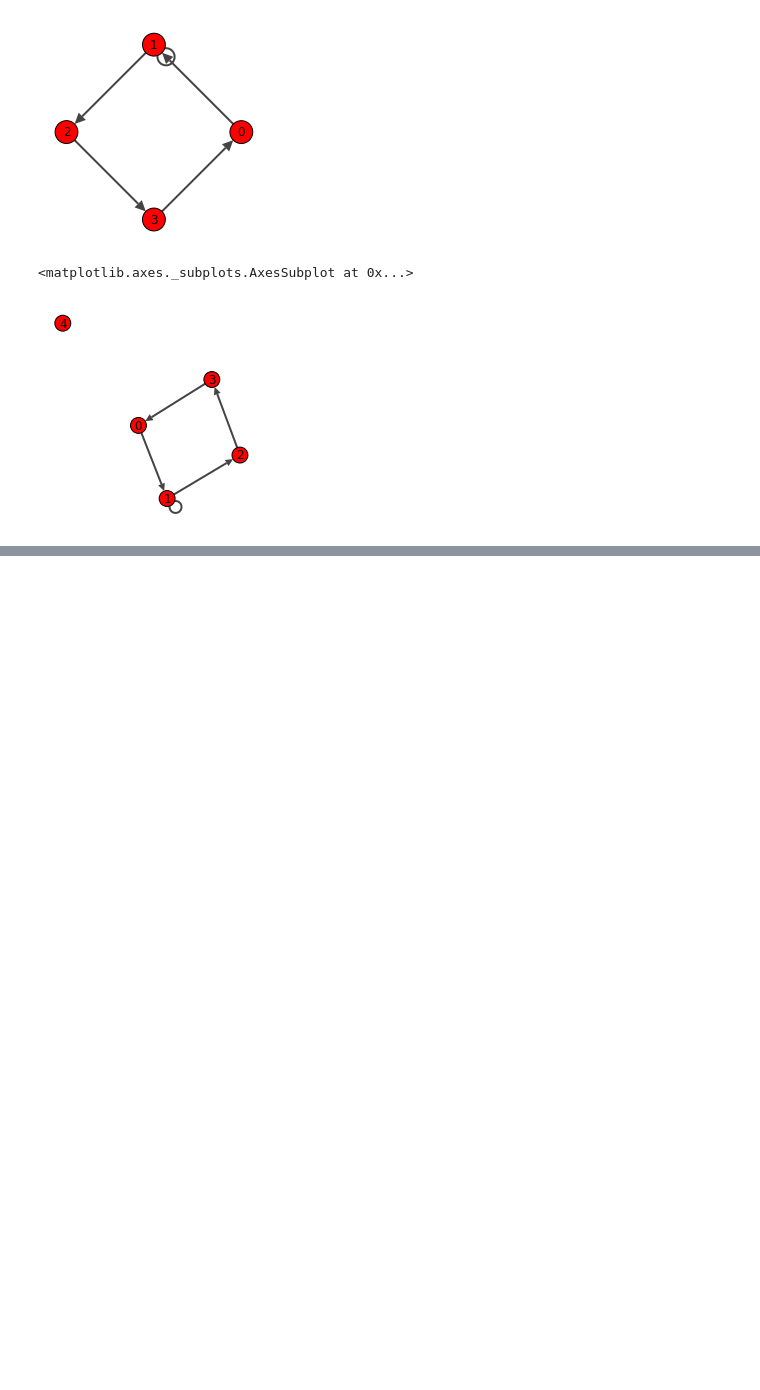
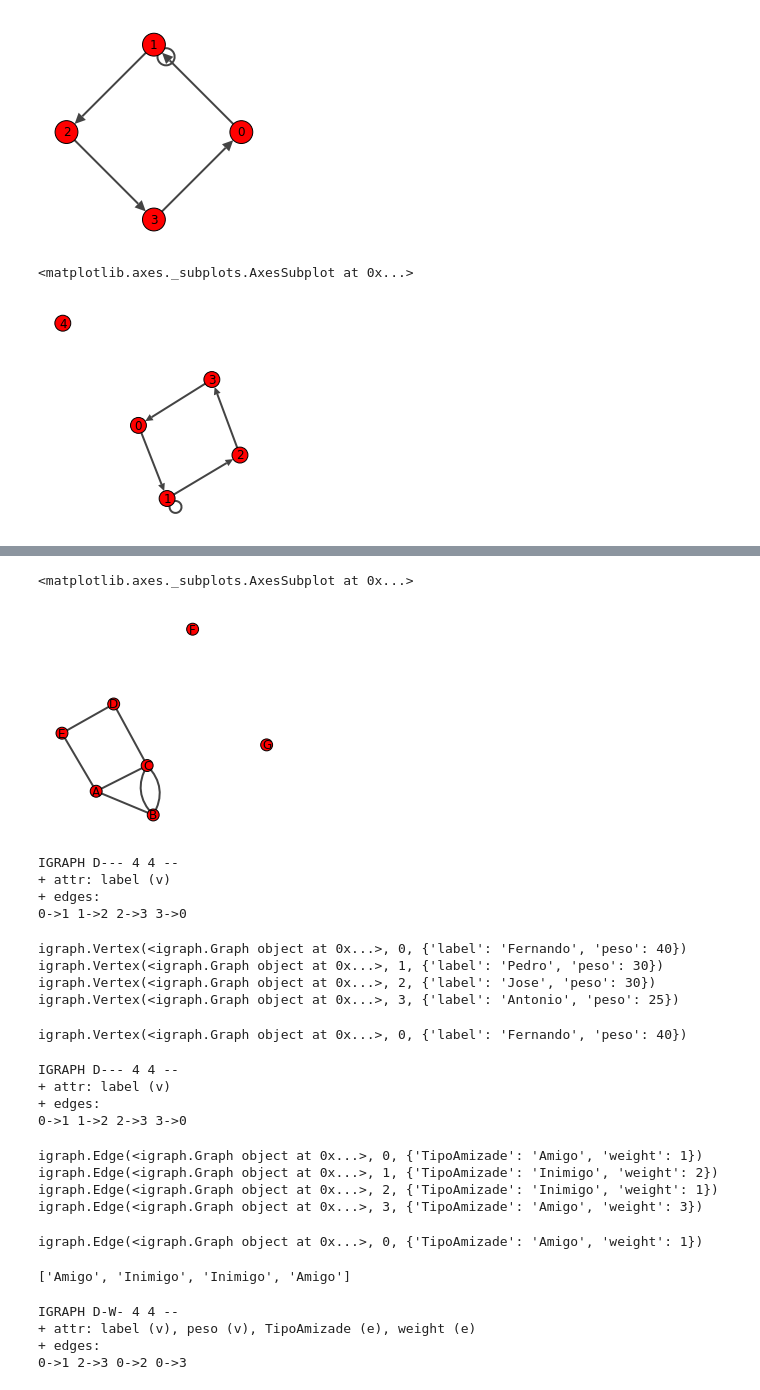
Before and after one commit to WandersonGustavo/Imersao_Alura, a Jupyter notebook: DataScience3.ipynb, the cells around one changed output, grey strips where cells are left out. Drawn from its saved outputs; the diff is of its cells as text; code cells hidden in the pictures; blank space fills up the shorter version.

```diff
--- a/DataScience3.ipynb
+++ b/DataScience3.ipynb
@@ -1820,0 +1933,9 @@ plot(grafo4,target=plt.axes())
+# %%
+# recriamos o grafo 4
+grafo71 = Graph(directed = False)
+grafo71.add_vertices(5)
+grafo71.add_edges([(0,1),(1,2),(2,3),(3,4),(4,0),(0,2),(2,1)])
+grafo71.add_vertex(5)
+grafo71.add_vertex(6)
+grafo71.vs['label'] = ['A', 'B', 'C', 'D', 'E', 'F', 'G']
+grafo71.vs['name'] = ['A', 'B', 'C', 'D', 'E', 'F', 'G']
@@ -1820,0 +1975,65 @@ plot(grafo4,target=plt.axes())
+# %%
+plot(grafo71,target=plt.axes())
+# %% [output]
+<matplotlib.axes._subplots.AxesSubplot at 0x...>
+[figure, added]
+# %%
+# Criação de grafo com pesos entre as relações
+grafo51 = Graph(edges = [(0,1),(2,3),(0,2),(0,3)], directed = True)
+grafo51.vs['label'] = ['Fernando', 'Pedro', 'Jose', 'Antonio']
+grafo51.vs['peso'] = [40,30,30,25]
+print(grafo5)
+# %% [output]
+IGRAPH D--- 4 4 --
++ attr: label (v)
++ edges:
+0->1 1->2 2->3 3->0
+# %%
+# Percorrer os vértices para visualizar os pesos
+for v in grafo51.vs:
+    print(v)
+# %% [output]
+igraph.Vertex(<igraph.Graph object at 0x...>, 0, {'label': 'Fernando', 'peso': 40})
+igraph.Vertex(<igraph.Graph object at 0x...>, 1, {'label': 'Pedro', 'peso': 30})
+igraph.Vertex(<igraph.Graph object at 0x...>, 2, {'label': 'Jose', 'peso': 30})
+igraph.Vertex(<igraph.Graph object at 0x...>, 3, {'label': 'Antonio', 'peso': 25})
+# %%
+grafo51.vs[0]
+# %% [output]
+igraph.Vertex(<igraph.Graph object at 0x...>, 0, {'label': 'Fernando', 'peso': 40})
+# %%
+# Definição do tipo de amizado e do peso das relações
+grafo51.es['TipoAmizade'] = ['Amigo', 'Inimigo', 'Inimigo', 'Amigo']
+grafo51.es['weight'] = [1,2,1,3]#torna o grafico ponderado
+print(grafo5)
+# %% [output]
+IGRAPH D--- 4 4 --
++ attr: label (v)
++ edges:
+0->1 1->2 2->3 3->0
+# %%
+# Percorrer os vértices, tipo de amizade
+for e in grafo51.es:
+    print(e)
+# %% [output]
+igraph.Edge(<igraph.Graph object at 0x...>, 0, {'TipoAmizade': 'Amigo', 'weight': 1})
+igraph.Edge(<igraph.Graph object at 0x...>, 1, {'TipoAmizade': 'Inimigo', 'weight': 2})
+igraph.Edge(<igraph.Graph object at 0x...>, 2, {'TipoAmizade': 'Inimigo', 'weight': 1})
+igraph.Edge(<igraph.Graph object at 0x...>, 3, {'TipoAmizade': 'Amigo', 'weight': 3})
+# %%
+#propriedades e valores de uma posição
+grafo51.es[0]
+# %% [output]
+igraph.Edge(<igraph.Graph object at 0x...>, 0, {'TipoAmizade': 'Amigo', 'weight': 1})
+# %%
+# tipos de amizade
+grafo51.es['TipoAmizade'] #ver aresta=propriedade tipo de amizade
+# %% [output]
+['Amigo', 'Inimigo', 'Inimigo', 'Amigo']
+# %%
+print(grafo51) #d w indicam que é direcionado e ponderado
+# %% [output]
+IGRAPH D-W- 4 4 --
++ attr: label (v), peso (v), TipoAmizade (e), weight (e)
++ edges:
+0->1 2->3 0->2 0->3
```
Also changed, not shown: parts of 49 cells of this notebook.
